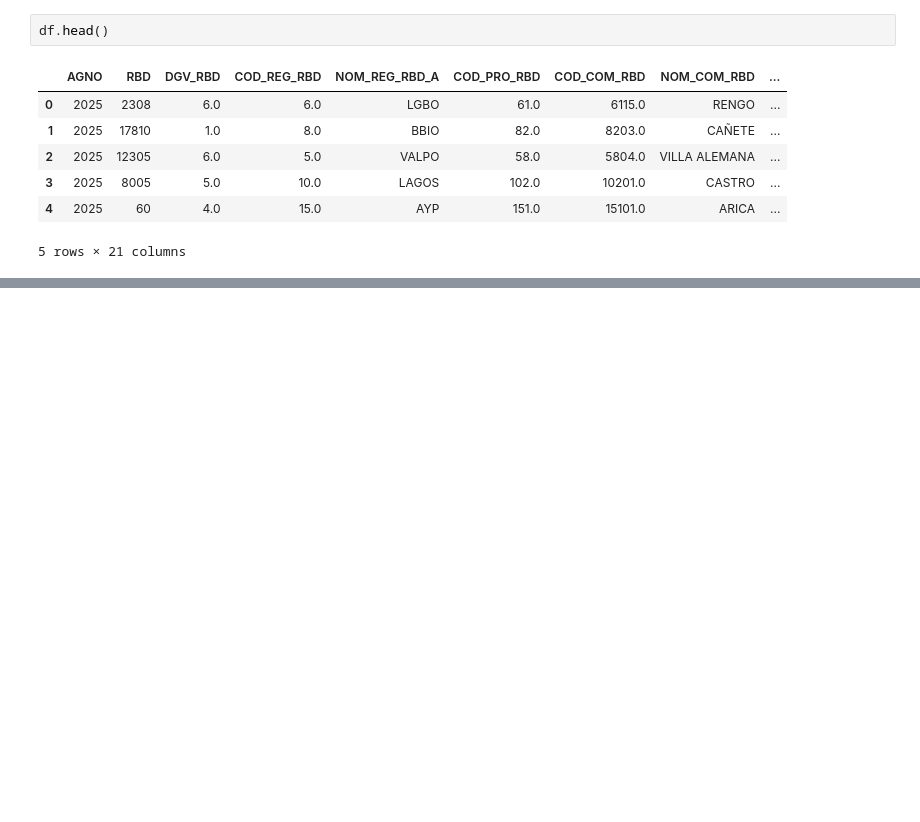
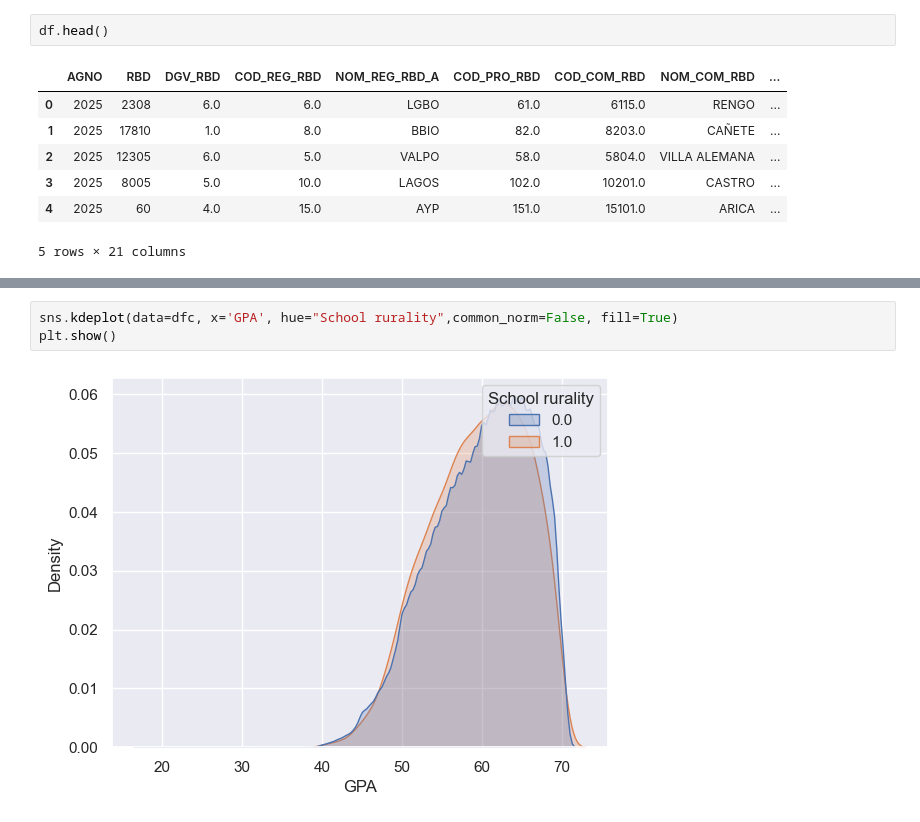
Before and after one commit to 2026788-max/Stastics, a Jupyter notebook: Statistics.CA1.ManuelaCorrea.ipynb, the cells around one changed output, grey strips where cells are left out. Cells and saved outputs as stored; diff of their text form; blank space fills up the shorter version.

```diff
--- a/Statistics.CA1.ManuelaCorrea.ipynb
+++ b/Statistics.CA1.ManuelaCorrea.ipynb
@@ -37,0 +157,5 @@ prueba para ver si guarda
+# %%
+sns.kdeplot(data=dfc, x='GPA', hue="School rurality",common_norm=False, fill=True)
+plt.show()
+# %% [output]
+[figure, added]
```
Also changed, not shown: parts of 24 cells of this notebook, 4 other files.
